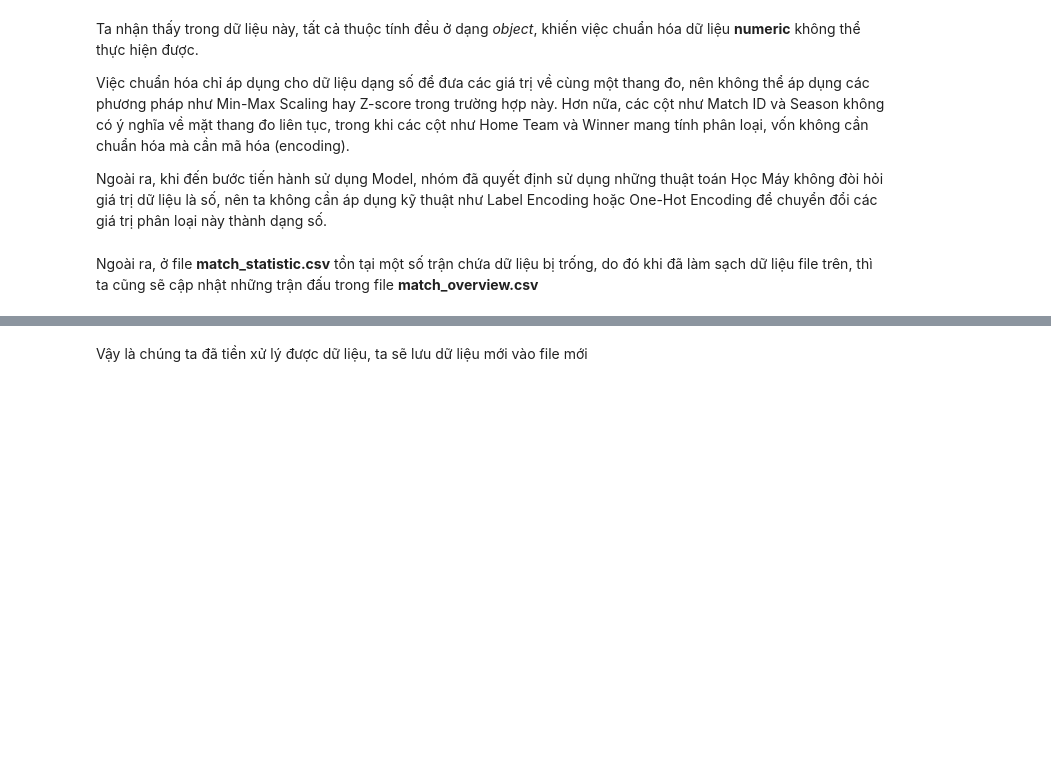
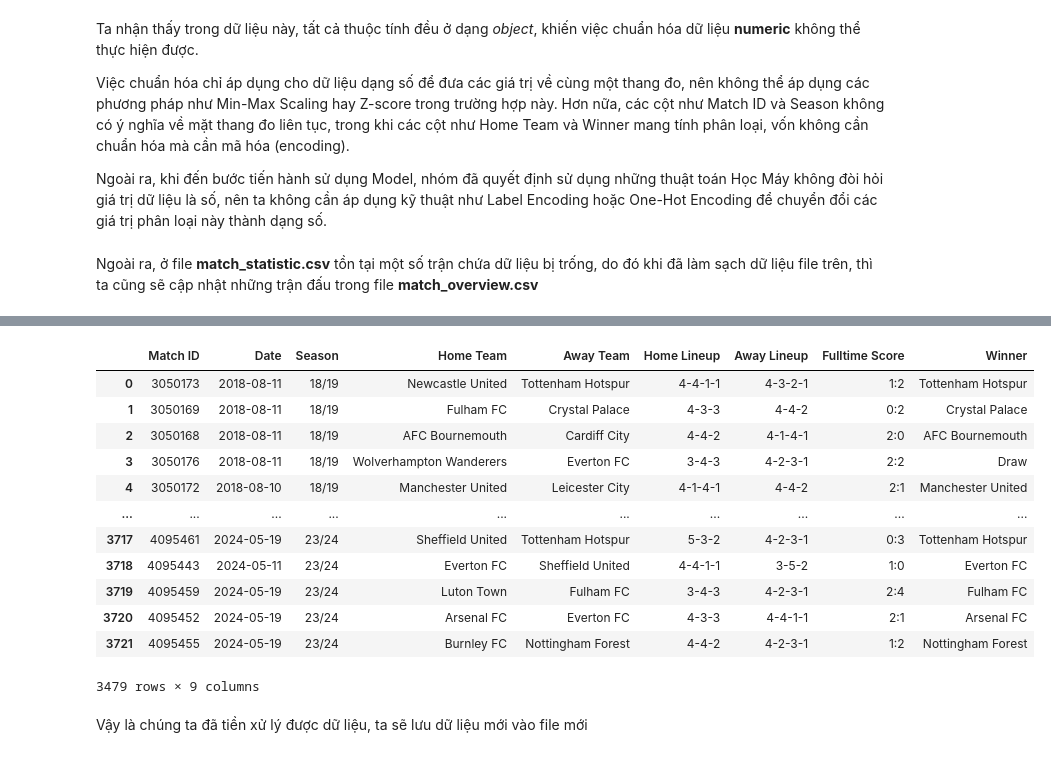
Before and after one commit to Banhmikepthit0105/FootballMatch-Analysis.Prediction, a Jupyter notebook: Phase02_MatchOverviewPrepocessing.ipynb, the cells around one changed output, grey strips where cells are left out. Saved outputs shown, nothing was run; the diff lists cells and outputs as text; code cells hidden in the pictures; blank space fills up the shorter version.

```diff
--- a/Phase02_MatchOverviewPrepocessing.ipynb
+++ b/Phase02_MatchOverviewPrepocessing.ipynb
@@ -519,3 +504,21 @@ raw_df_match_overview
+# %%
+df_combined['Home Lineup'] = df_combined['Home Lineup'].str.split(' ').str[0]
+df_combined['Away Lineup'] = df_combined['Away Lineup'].str.split(' ').str[0]
+df_combined
+# %% [output]
+|  | Match ID | Date | Season | Home Team | Away Team | Home Lineup | Away Lineup | Fulltime Score | Winner |
+| 0 | 3050173 | 2018-08-11 | 18/19 | Newcastle United | Tottenham Hotspur | 4-4-1-1 | 4-3-2-1 | 1:2 | Tottenham Hotspur |
+| 1 | 3050169 | 2018-08-11 | 18/19 | Fulham FC | Crystal Palace | 4-3-3 | 4-4-2 | 0:2 | Crystal Palace |
+| 2 | 3050168 | 2018-08-11 | 18/19 | AFC Bournemouth | Cardiff City | 4-4-2 | 4-1-4-1 | 2:0 | AFC Bournemouth |
+| 3 | 3050176 | 2018-08-11 | 18/19 | Wolverhampton Wanderers | Everton FC | 3-4-3 | 4-2-3-1 | 2:2 | Draw |
+| 4 | 3050172 | 2018-08-10 | 18/19 | Manchester United | Leicester City | 4-1-4-1 | 4-4-2 | 2:1 | Manchester United |
+| ... | ... | ... | ... | ... | ... | ... | ... | ... | ... |
+| 3717 | 4095461 | 2024-05-19 | 23/24 | Sheffield United | Tottenham Hotspur | 5-3-2 | 4-2-3-1 | 0:3 | Tottenham Hotspur |
+| 3718 | 4095443 | 2024-05-11 | 23/24 | Everton FC | Sheffield United | 4-4-1-1 | 3-5-2 | 1:0 | Everton FC |
+| 3719 | 4095459 | 2024-05-19 | 23/24 | Luton Town | Fulham FC | 3-4-3 | 4-2-3-1 | 2:4 | Fulham FC |
+| 3720 | 4095452 | 2024-05-19 | 23/24 | Arsenal FC | Everton FC | 4-3-3 | 4-4-1-1 | 2:1 | Arsenal FC |
+| 3721 | 4095455 | 2024-05-19 | 23/24 | Burnley FC | Nottingham Forest | 4-4-2 | 4-2-3-1 | 1:2 | Nottingham Forest |
+3479 rows × 9 columns
 # %% [markdown]
 Vậy là chúng ta đã tiền xử lý được dữ liệu, ta sẽ lưu dữ liệu mới vào file mới
 # %%
```
Also changed, not shown: parts of 4 cells of this notebook, 2 other files.
